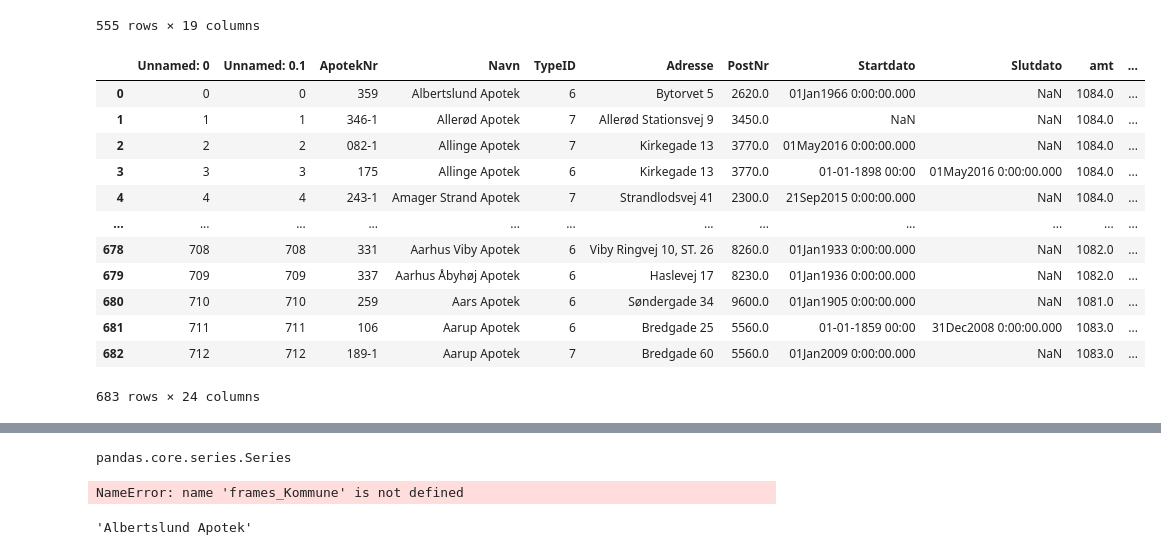
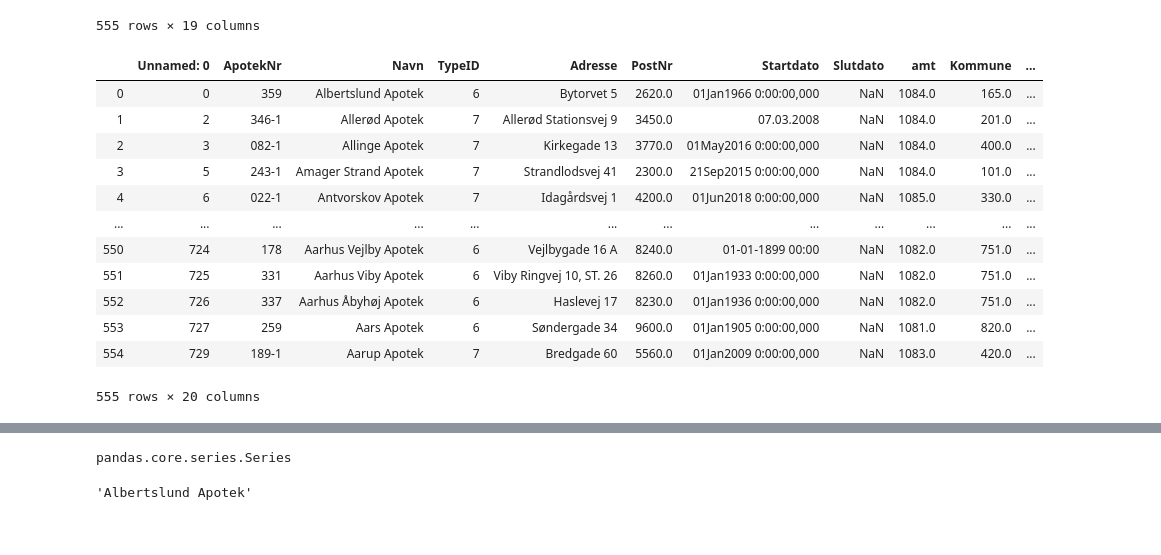
Before and after one commit to Oliverkobaek/thesis_2020, a Jupyter notebook: Geooding pharmacies.ipynb, the cells around one changed output, grey strips where cells are left out. Drawn from its saved outputs; the diff is of its cells as text; code cells hidden in the pictures.

Commit message:
Ændret startdato dokumenter

```diff
--- a/Geooding pharmacies.ipynb
+++ b/Geooding pharmacies.ipynb
@@ -316,23 +316,23 @@ gdf
 | 729 | 189-1 | Aarup Apotek | 7 | Bredgade 60 | 5560.0 | 01Jan2009 0:00:00,000 | NaN | 1083.0 | 420.0 | 1083.0 | ... |
 555 rows × 19 columns
 # %%
-gdf = pd.read_csv("https://raw.githubusercontent.com/Oliverkobaek/thesis_2020/master/Main_data_with_geodat.csv")
+gdf = pd.read_csv("https://raw.githubusercontent.com/Oliverkobaek/thesis_2020/master/Main_data_medstartdato.csv")
 gdf = gpd.GeoDataFrame(gdf, geometry=gpd.points_from_xy(gdf.longitudes, gdf.latitudes))
 gdf
 # %% [output]
-|  | Unnamed: 0 | Unnamed: 0.1 | ApotekNr | Navn | TypeID | Adresse | PostNr | Startdato | Slutdato | amt | ... |
-| 0 | 0 | 0 | 359 | Albertslund Apotek | 6 | Bytorvet 5 | 2620.0 | 01Jan1966 0:00:00.000 | NaN | 1084.0 | ... |
-| 1 | 1 | 1 | 346-1 | Allerød Apotek | 7 | Allerød Stationsvej 9 | 3450.0 | NaN | NaN | 1084.0 | ... |
-| 2 | 2 | 2 | 082-1 | Allinge Apotek | 7 | Kirkegade 13 | 3770.0 | 01May2016 0:00:00.000 | NaN | 1084.0 | ... |
-| 3 | 3 | 3 | 175 | Allinge Apotek | 6 | Kirkegade 13 | 3770.0 | 01-01-1898 00:00 | 01May2016 0:00:00.000 | 1084.0 | ... |
-| 4 | 4 | 4 | 243-1 | Amager Strand Apotek | 7 | Strandlodsvej 41 | 2300.0 | 21Sep2015 0:00:00.000 | NaN | 1084.0 | ... |
+|  | Unnamed: 0 | ApotekNr | Navn | TypeID | Adresse | PostNr | Startdato | Slutdato | amt | Kommune | ... |
+| 0 | 0 | 359 | Albertslund Apotek | 6 | Bytorvet 5 | 2620.0 | 01Jan1966 0:00:00,000 | NaN | 1084.0 | 165.0 | ... |
+| 1 | 2 | 346-1 | Allerød Apotek | 7 | Allerød Stationsvej 9 | 3450.0 | 07.03.2008 | NaN | 1084.0 | 201.0 | ... |
+| 2 | 3 | 082-1 | Allinge Apotek | 7 | Kirkegade 13 | 3770.0 | 01May2016 0:00:00,000 | NaN | 1084.0 | 400.0 | ... |
+| 3 | 5 | 243-1 | Amager Strand Apotek | 7 | Strandlodsvej 41 | 2300.0 | 21Sep2015 0:00:00,000 | NaN | 1084.0 | 101.0 | ... |
+| 4 | 6 | 022-1 | Antvorskov Apotek | 7 | Idagårdsvej 1 | 4200.0 | 01Jun2018 0:00:00,000 | NaN | 1085.0 | 330.0 | ... |
 | ... | ... | ... | ... | ... | ... | ... | ... | ... | ... | ... | ... |
-| 678 | 708 | 708 | 331 | Aarhus Viby Apotek | 6 | Viby Ringvej 10, ST. 26 | 8260.0 | 01Jan1933 0:00:00.000 | NaN | 1082.0 | ... |
-| 679 | 709 | 709 | 337 | Aarhus Åbyhøj Apotek | 6 | Haslevej 17 | 8230.0 | 01Jan1936 0:00:00.000 | NaN | 1082.0 | ... |
-| 680 | 710 | 710 | 259 | Aars Apotek | 6 | Søndergade 34 | 9600.0 | 01Jan1905 0:00:00.000 | NaN | 1081.0 | ... |
-| 681 | 711 | 711 | 106 | Aarup Apotek | 6 | Bredgade 25 | 5560.0 | 01-01-1859 00:00 | 31Dec2008 0:00:00.000 | 1083.0 | ... |
-| 682 | 712 | 712 | 189-1 | Aarup Apotek | 7 | Bredgade 60 | 5560.0 | 01Jan2009 0:00:00.000 | NaN | 1083.0 | ... |
+| 550 | 724 | 178 | Aarhus Vejlby Apotek | 6 | Vejlbygade 16 A | 8240.0 | 01-01-1899 00:00 | NaN | 1082.0 | 751.0 | ... |
+| 551 | 725 | 331 | Aarhus Viby Apotek | 6 | Viby Ringvej 10, ST. 26 | 8260.0 | 01Jan1933 0:00:00,000 | NaN | 1082.0 | 751.0 | ... |
+| 552 | 726 | 337 | Aarhus Åbyhøj Apotek | 6 | Haslevej 17 | 8230.0 | 01Jan1936 0:00:00,000 | NaN | 1082.0 | 751.0 | ... |
+| 553 | 727 | 259 | Aars Apotek | 6 | Søndergade 34 | 9600.0 | 01Jan1905 0:00:00,000 | NaN | 1081.0 | 820.0 | ... |
+| 554 | 729 | 189-1 | Aarup Apotek | 7 | Bredgade 60 | 5560.0 | 01Jan2009 0:00:00,000 | NaN | 1083.0 | 420.0 | ... |
-683 rows × 24 columns
+555 rows × 20 columns
 # %%
 
 
@@ -399,9 +399,7 @@ def haversine(cords1,cords2):
     r = 6371 # Radius of earth in kilometers. Use 3956 for miles
     return c * r
 # %%
-print(haversine(frames_Kommune['101.0']['geometry'][0],frames_Kommune['101.0']['geometry'][1]))
+#print(haversine(frames_Kommune['101.0']['geometry'][0],frames_Kommune['101.0']['geometry'][1]))
-# %% [output]
-NameError: name 'frames_Kommune' is not defined
 # %%
 Kommunekode_list = list(gdf["Kommune"])
 frames_Kommune = {}
```
Also changed, not shown: 2 other files.
